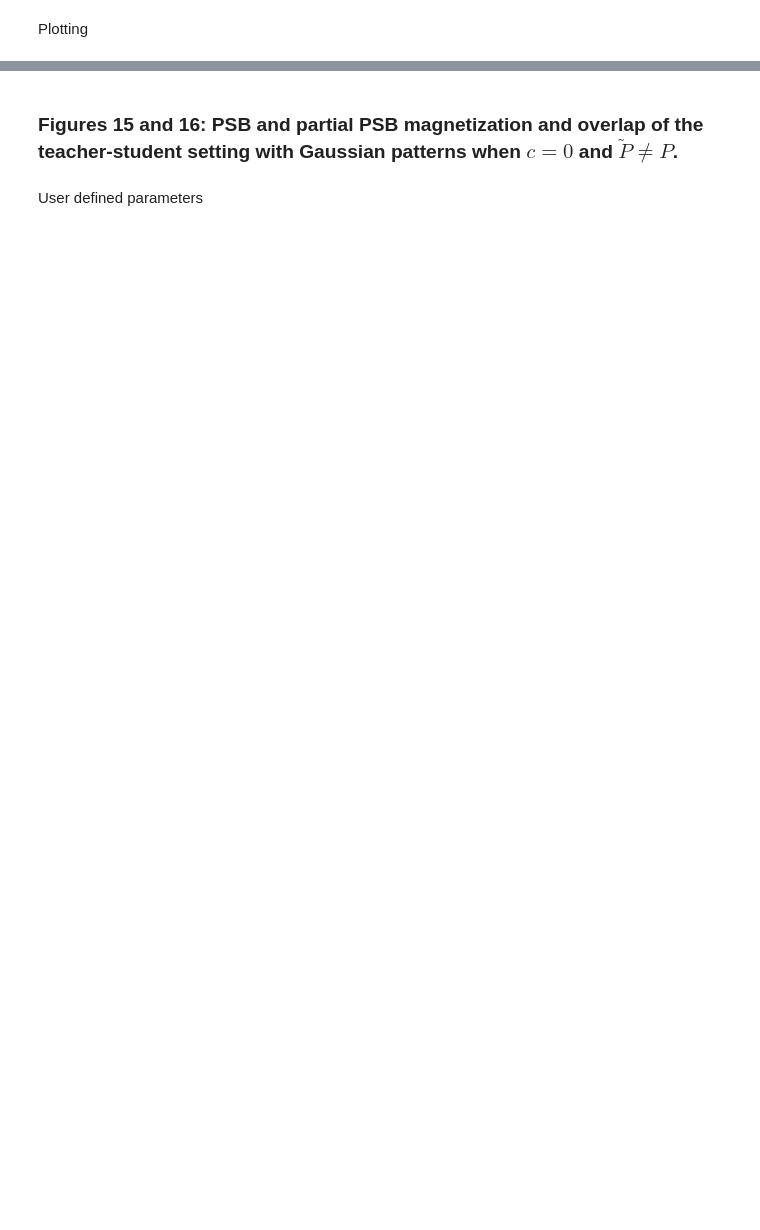
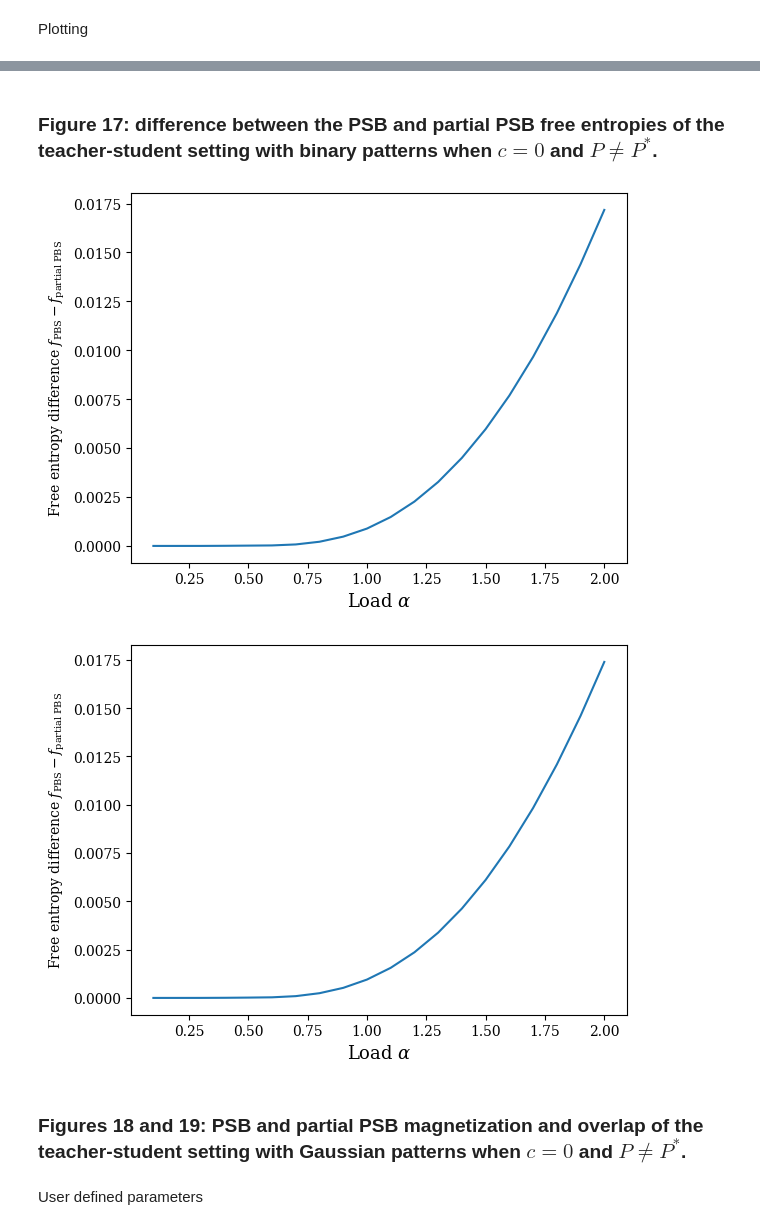
Before and after one commit to RobinTher/Restricted_Boltzmann_Machine, a Jupyter notebook: Reproduce_figures.ipynb, the cells around one changed output, grey strips where cells are left out. Drawn from its saved outputs; the diff is of its cells as text; code cells hidden in the pictures; blank space fills up the shorter version.

```diff
--- a/Reproduce_figures.ipynb
+++ b/Reproduce_figures.ipynb
@@ -36,6 +120,6 @@ Run saddle-point equations for $c = 0$ and $\tilde{P} \neq P$ to resolve the ove
 # %%
 for P in P_range:
-    Saddle_point_iteration_c_0.saddle_point_run(beta, alpha_range, P, m_0, epsilon, t, t_step, t_simple, seed)
+    Saddle_point_iteration_c_0.saddle_point_run(beta, alpha_range, P, m_0, epsilon, t, t_step, tau_step, t_simple, seed)
 # %% [markdown]
 Plotting
 # %%
@@ -44,5 +131,13 @@ for name in ["PSB", "partial_PSB"]:
+# %% [markdown]
+### Figure 17: difference between the PSB and partial PSB free entropies of the teacher-student setting with binary patterns when $c = 0$ and $P \neq P^*$.
+# %%
+for P in P_range:
+    Saddle_point_iteration_c_0.plot_free_entropy_difference(beta, alpha_range, P)
+# %% [output]
+[figure, added]
+[figure, added]
 # %% [markdown]
-### Figures 15 and 16: PSB and partial PSB magnetization and overlap of the teacher-student setting with Gaussian patterns when $c = 0$ and $\tilde{P} \neq P$.
+### Figures 18 and 19: PSB and partial PSB magnetization and overlap of the teacher-student setting with Gaussian patterns when $c = 0$ and $P \neq P^*$.
 # %% [markdown]
 User defined parameters
 # %%
```
Also changed, not shown: parts of 99 cells of this notebook, 11 other files.
